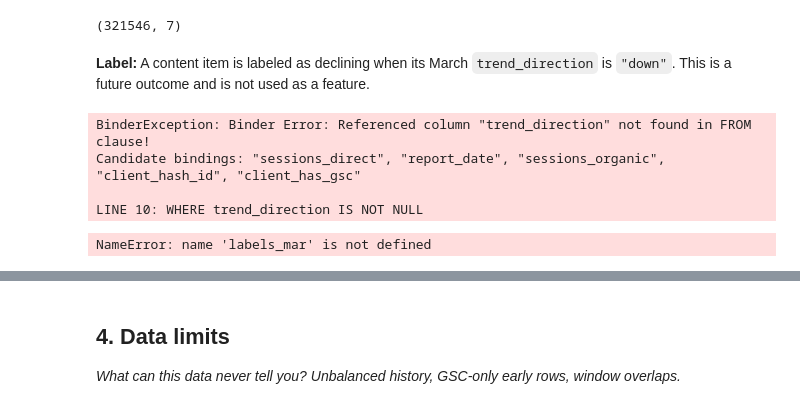
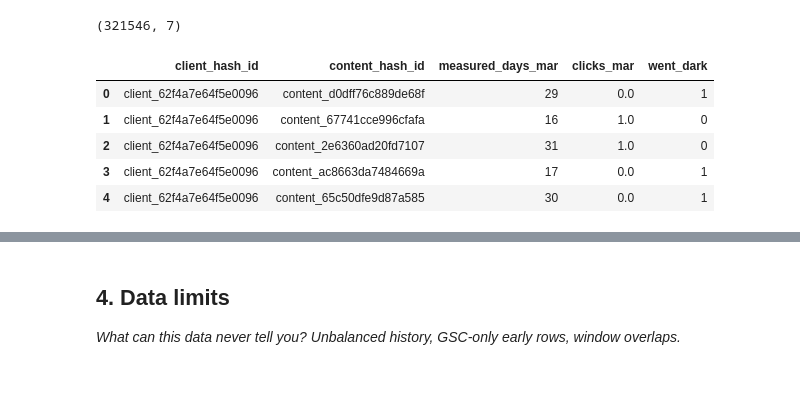
Before and after one commit to Ramy99999999/Flyrank-machine-learning-internship, a Jupyter notebook: work/notebooks/w03_data_contract.ipynb, the cells around one changed output, grey strips where cells are left out. Cells and saved outputs as stored; diff of their text form; code cells hidden in the pictures; blank space fills up the shorter version.

```diff
--- a/work/notebooks/w03_data_contract.ipynb
+++ b/work/notebooks/w03_data_contract.ipynb
@@ -224,28 +224,39 @@ features_feb.head()
 features_feb.shape
 # %% [output]
 (321546, 7)
-# %% [markdown]
-**Label:** A content item is labeled as declining when its March `trend_direction` is `"down"`. This is a future outcome and is not used as a feature.
 # %%
 labels_mar = con.execute(f"""
 SELECT
     client_hash_id,
     content_hash_id,
+    COUNT(*) FILTER (
+        WHERE gsc_data_available IS TRUE
+    ) AS measured_days_mar,
+    SUM(gsc_clicks) FILTER (
+        WHERE gsc_data_available IS TRUE
+    ) AS clicks_mar,
     CASE
-        WHEN trend_direction = 'down' THEN 1
+        WHEN SUM(gsc_clicks) FILTER (
+            WHERE gsc_data_available IS TRUE
+        ) = 0
+        THEN 1
         ELSE 0
-    END AS is_declining_label
+    END AS went_dark
 FROM {MAR}
-WHERE trend_direction IS NOT NULL
+GROUP BY
+    client_hash_id,
+    content_hash_id
+HAVING
+    COUNT(*) FILTER (
+        WHERE gsc_data_available IS TRUE
+    ) > 0
 """).df()
 
 labels_mar.head()
 # %% [output]
-BinderException: Binder Error: Referenced column "trend_direction" not found in FROM clause!
-Candidate bindings: "sessions_direct", "report_date", "sessions_organic", "client_hash_id", "client_has_gsc"
-
-LINE 10: WHERE trend_direction IS NOT NULL
+|  | client_hash_id | content_hash_id | measured_days_mar | clicks_mar | went_dark |
+| 0 | client_62f4a7e64f5e0096 | content_d0dff76c889de68f | 29 | 0.0 | 1 |
+| 1 | client_62f4a7e64f5e0096 | content_67741cce996cfafa | 16 | 1.0 | 0 |
+| 2 | client_62f4a7e64f5e0096 | content_2e6360ad20fd7107 | 31 | 1.0 | 0 |
+| 3 | client_62f4a7e64f5e0096 | content_ac8663da7484669a | 17 | 0.0 | 1 |
+| 4 | client_62f4a7e64f5e0096 | content_65c50dfe9d87a585 | 30 | 0.0 | 1 |
-# %%
-labels_mar.shape
-# %% [output]
-NameError: name 'labels_mar' is not defined
```
Also changed, not shown: parts of 15 cells of this notebook.
